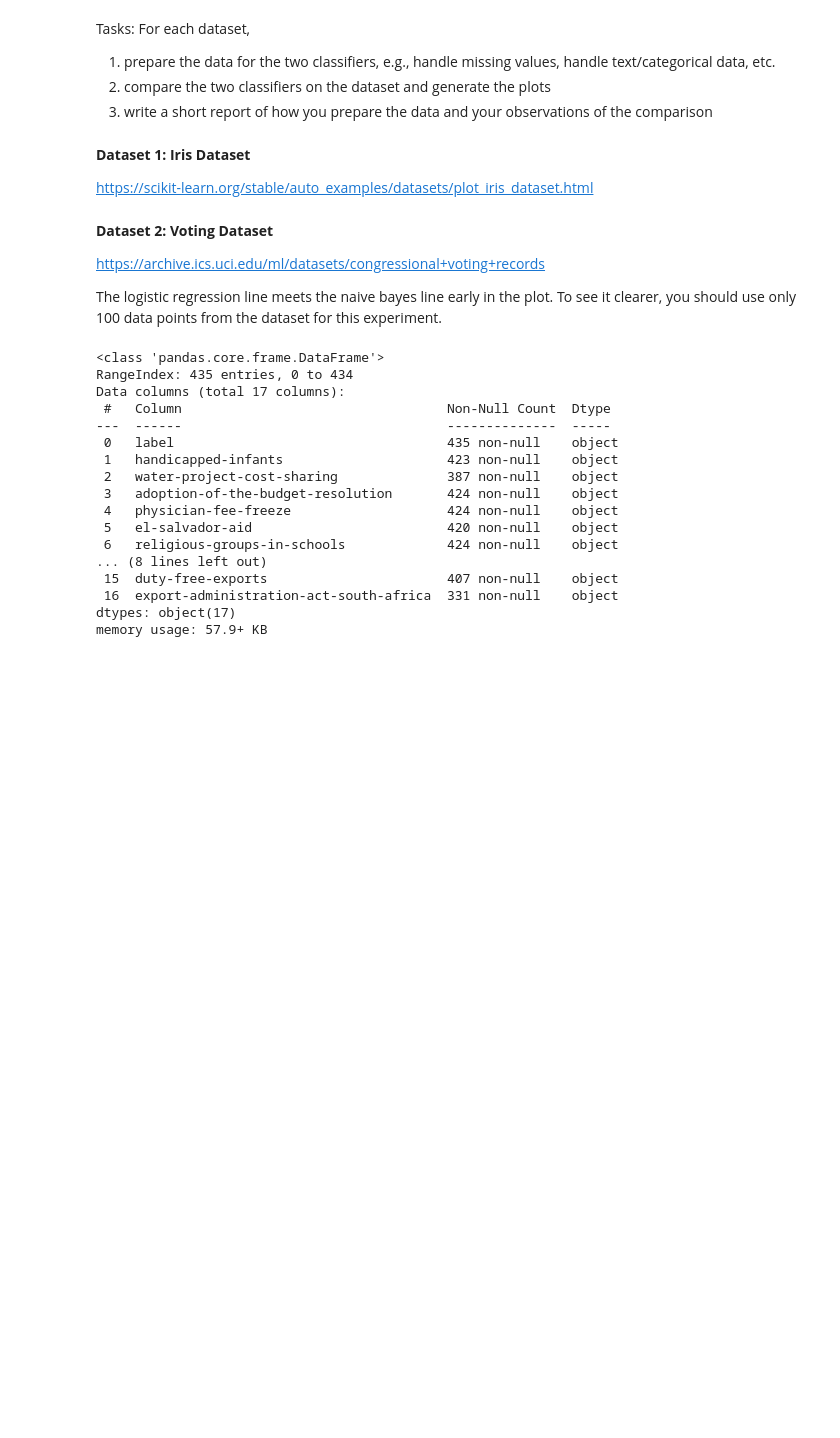
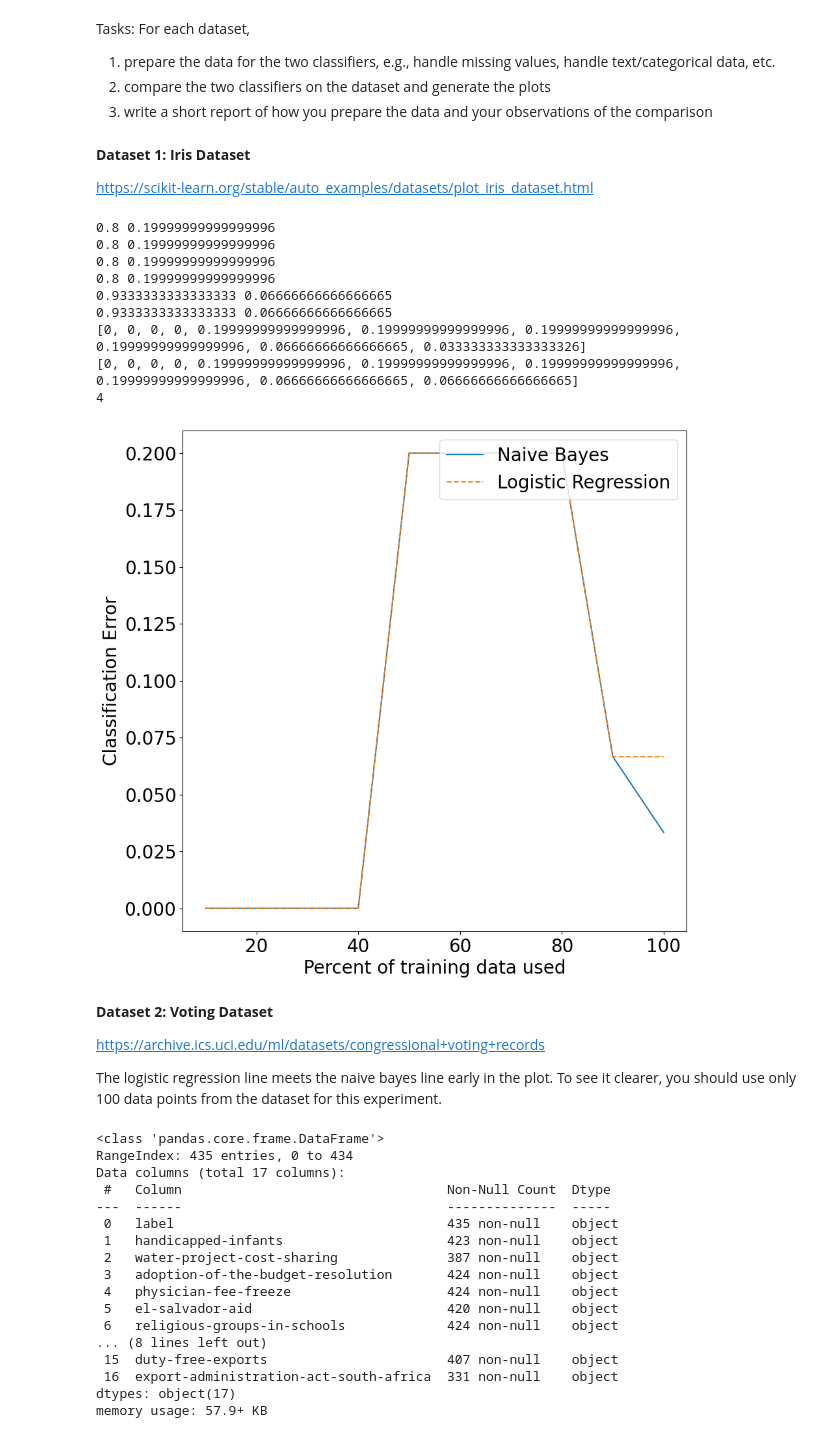
Before and after one commit to Karimkh31/FDS_HS22, a Jupyter notebook: P2/Practical2_skeleton.ipynb, the cells around one changed output. Drawn from its saved outputs; the diff is of its cells as text; code cells hidden in the pictures; blank space fills up the shorter version.

```diff
--- a/P2/Practical2_skeleton.ipynb
+++ b/P2/Practical2_skeleton.ipynb
@@ -501,15 +542,29 @@ https://scikit-learn.org/stable/auto_examples/datasets/plot_iris_dataset.html
 # %%
 # TODO: insert your code for experiments
 ###################################################
 ##### YOUR CODE STARTS HERE #######################
 ###################################################
 from sklearn.datasets import load_iris
 iris = load_iris()
 
+X, y = iris['data'], iris['target']
 
-###################################################
-##### YOUR CODE ENDS HERE #########################
-###################################################
+nbc_iris = NBC(feature_types=['r', 'r', 'r', 'r'])
+lr = LogisticRegression()
+
+results = compareNBCvsLR(nbc_iris, lr, X, y)
+makePlot(results[0], results[1])
+# %% [output]
+0.8 0.19999999999999996
+0.8 0.19999999999999996
+0.8 0.19999999999999996
+0.8 0.19999999999999996
+0.9333333333333333 0.06666666666666665
+0.9333333333333333 0.06666666666666665
+[0, 0, 0, 0, 0.19999999999999996, 0.19999999999999996, 0.19999999999999996, 0.19999999999999996, 0.06666666666666665, 0.033333333333333326]
+[0, 0, 0, 0, 0.19999999999999996, 0.19999999999999996, 0.19999999999999996, 0.19999999999999996, 0.06666666666666665, 0.06666666666666665]
+4
+[figure, added]
 # %% [markdown]
 **Dataset 2: Voting Dataset**
 
```
Also changed, not shown: parts of 3 cells of this notebook.
